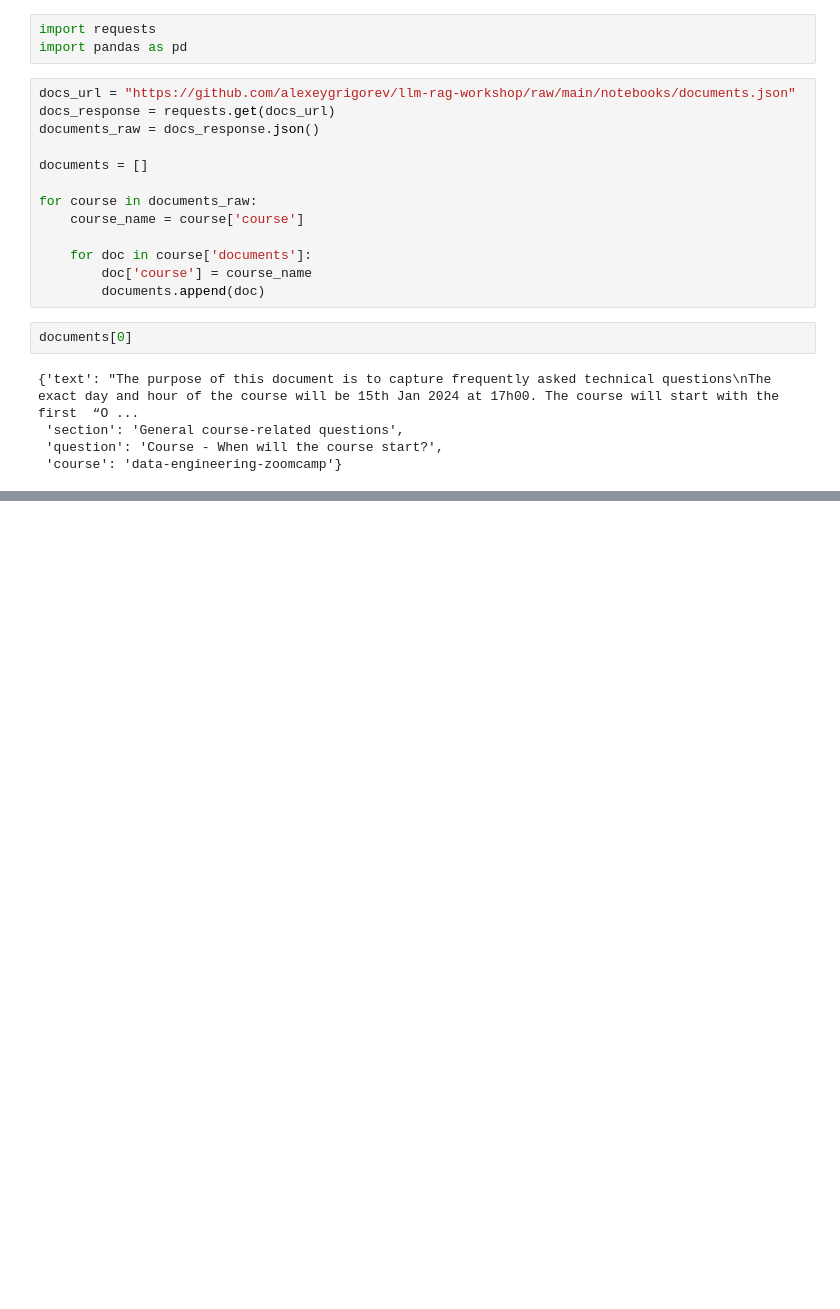
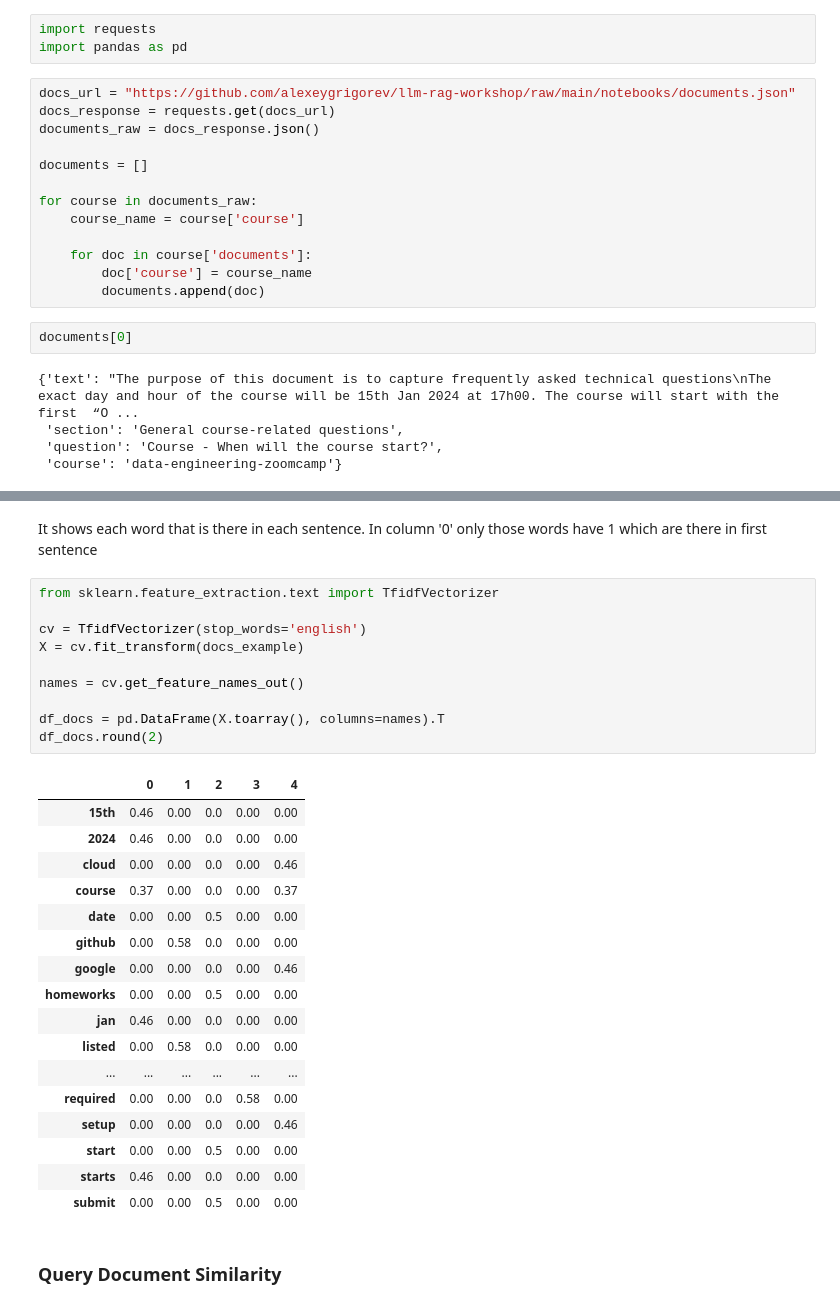
Before and after one commit to abandonedmonk/LLMOps, a Jupyter notebook: build-your-own-se/main.ipynb, the cells around one changed output, grey strips where cells are left out. Drawn from its saved outputs; the diff is of its cells as text; blank space fills up the shorter version.

```diff
--- a/build-your-own-se/main.ipynb
+++ b/build-your-own-se/main.ipynb
@@ -25,0 +82,32 @@ documents[0]
+# %% [markdown]
+It shows each word that is there in each sentence. In column '0' only those words have 1 which are there in first sentence
+# %%
+from sklearn.feature_extraction.text import TfidfVectorizer
+
+cv = TfidfVectorizer(stop_words='english')
+X = cv.fit_transform(docs_example)
+
+names = cv.get_feature_names_out()
+
+df_docs = pd.DataFrame(X.toarray(), columns=names).T
+df_docs.round(2)
+# %% [output]
+|  | 0 | 1 | 2 | 3 | 4 |
+| 15th | 0.46 | 0.00 | 0.0 | 0.00 | 0.00 |
+| 2024 | 0.46 | 0.00 | 0.0 | 0.00 | 0.00 |
+| cloud | 0.00 | 0.00 | 0.0 | 0.00 | 0.46 |
+| course | 0.37 | 0.00 | 0.0 | 0.00 | 0.37 |
+| date | 0.00 | 0.00 | 0.5 | 0.00 | 0.00 |
+| github | 0.00 | 0.58 | 0.0 | 0.00 | 0.00 |
+| google | 0.00 | 0.00 | 0.0 | 0.00 | 0.46 |
+| homeworks | 0.00 | 0.00 | 0.5 | 0.00 | 0.00 |
+| jan | 0.46 | 0.00 | 0.0 | 0.00 | 0.00 |
+| listed | 0.00 | 0.58 | 0.0 | 0.00 | 0.00 |
+| ... | ... | ... | ... | ... | ... |
+| required | 0.00 | 0.00 | 0.0 | 0.58 | 0.00 |
+| setup | 0.00 | 0.00 | 0.0 | 0.00 | 0.46 |
+| start | 0.00 | 0.00 | 0.5 | 0.00 | 0.00 |
+| starts | 0.46 | 0.00 | 0.0 | 0.00 | 0.00 |
+| submit | 0.00 | 0.00 | 0.5 | 0.00 | 0.00 |
+# %% [markdown]
+### Query Document Similarity
```
Also changed, not shown: parts of 47 cells of this notebook, 1 other file.
